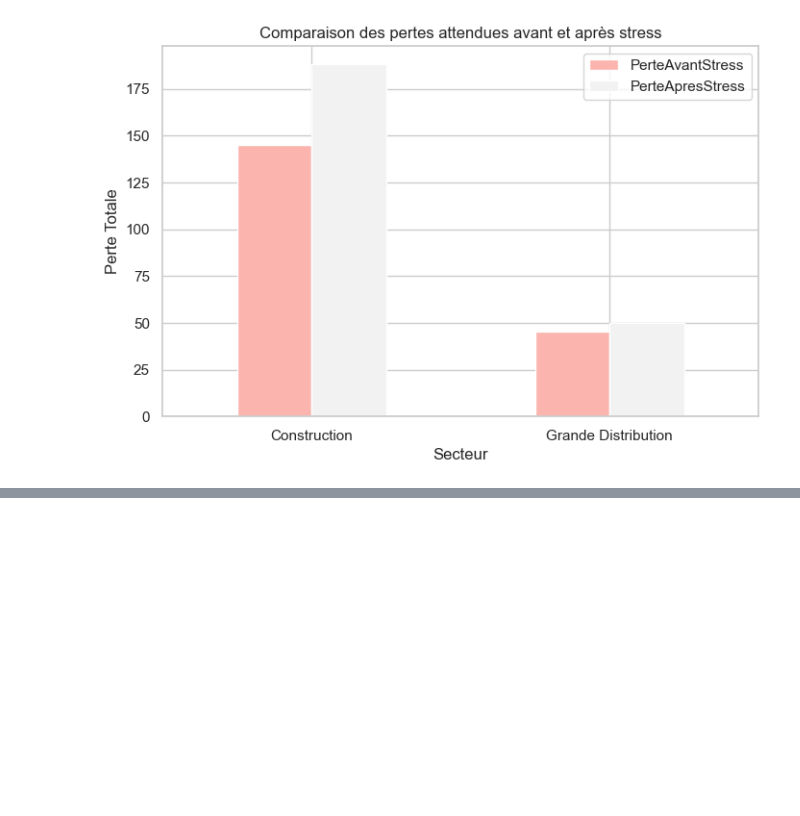
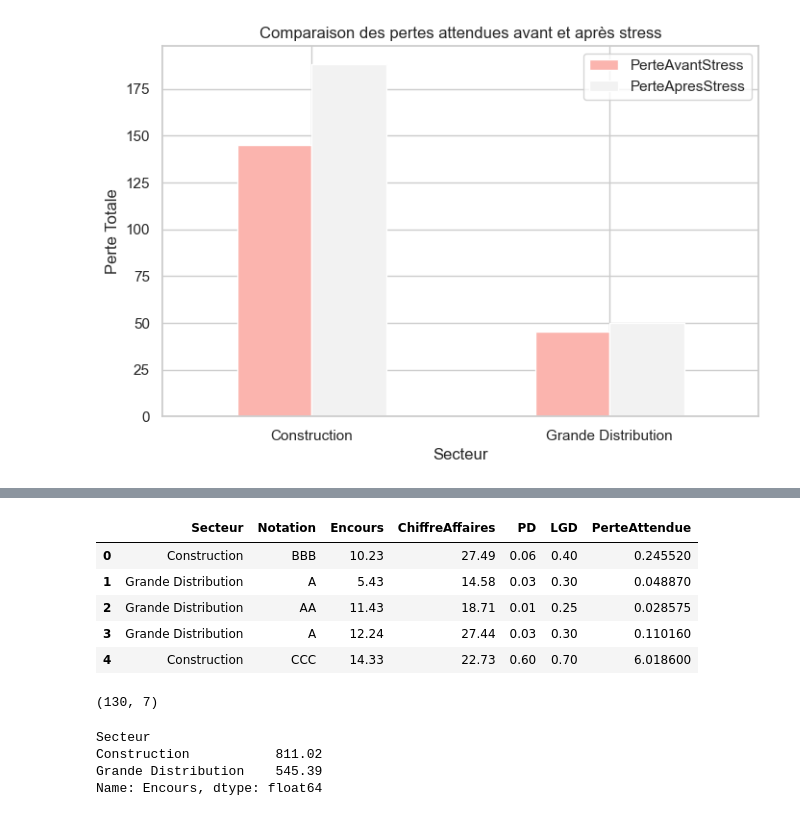
Before and after one commit to CALAIN1/stress-test-global-risk, a Jupyter notebook: stress_test_global_risk_FINAL.ipynb, the cells around one changed output, grey strips where cells are left out. Drawn from its saved outputs; the diff is of its cells as text; code cells hidden in the pictures; blank space fills up the shorter version.

```diff
--- a/stress_test_global_risk_FINAL.ipynb
+++ b/stress_test_global_risk_FINAL.ipynb
@@ -413,0 +474,29 @@ plt.show()
+# %%
+# Mapping PD par notation (déjà utilisé plus haut)
+df_simule['PD'] = df_simule['Notation'].map(notation_pd)
+
+# Mapping LGD par notation (déjà utilisé plus haut)
+df_simule['LGD'] = df_simule['Notation'].map(lgd_map)
+
+# Calcul de la Perte Attendue
+df_simule['PerteAttendue'] = df_simule['PD'] * df_simule['LGD'] * df_simule['Encours']
+
+df_simule.head()
+# %% [output]
+|  | Secteur | Notation | Encours | ChiffreAffaires | PD | LGD | PerteAttendue |
+| 0 | Construction | BBB | 10.23 | 27.49 | 0.06 | 0.40 | 0.245520 |
+| 1 | Grande Distribution | A | 5.43 | 14.58 | 0.03 | 0.30 | 0.048870 |
+| 2 | Grande Distribution | AA | 11.43 | 18.71 | 0.01 | 0.25 | 0.028575 |
+| 3 | Grande Distribution | A | 12.24 | 27.44 | 0.03 | 0.30 | 0.110160 |
+| 4 | Construction | CCC | 14.33 | 22.73 | 0.60 | 0.70 | 6.018600 |
+# %%
+df_simule.shape
+# %% [output]
+(130, 7)
+# %%
+df_simule.groupby('Secteur')['Encours'].sum()
+# %% [output]
+Secteur
+Construction           811.02
+Grande Distribution    545.39
+Name: Encours, dtype: float64
```
Also changed, not shown: parts of 3 cells of this notebook.
